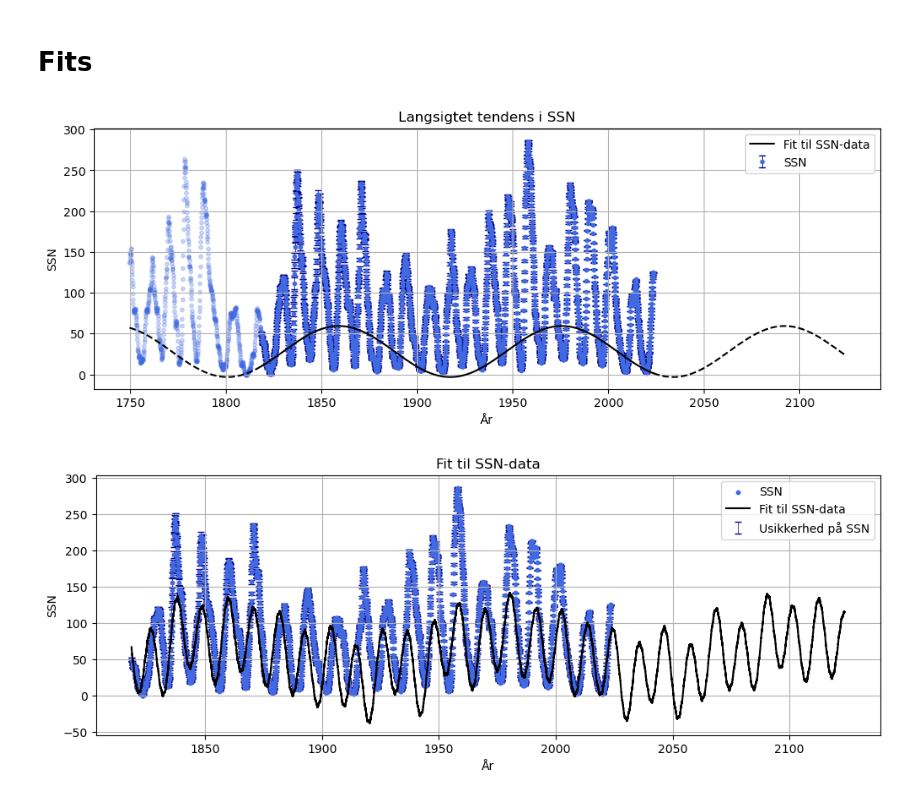
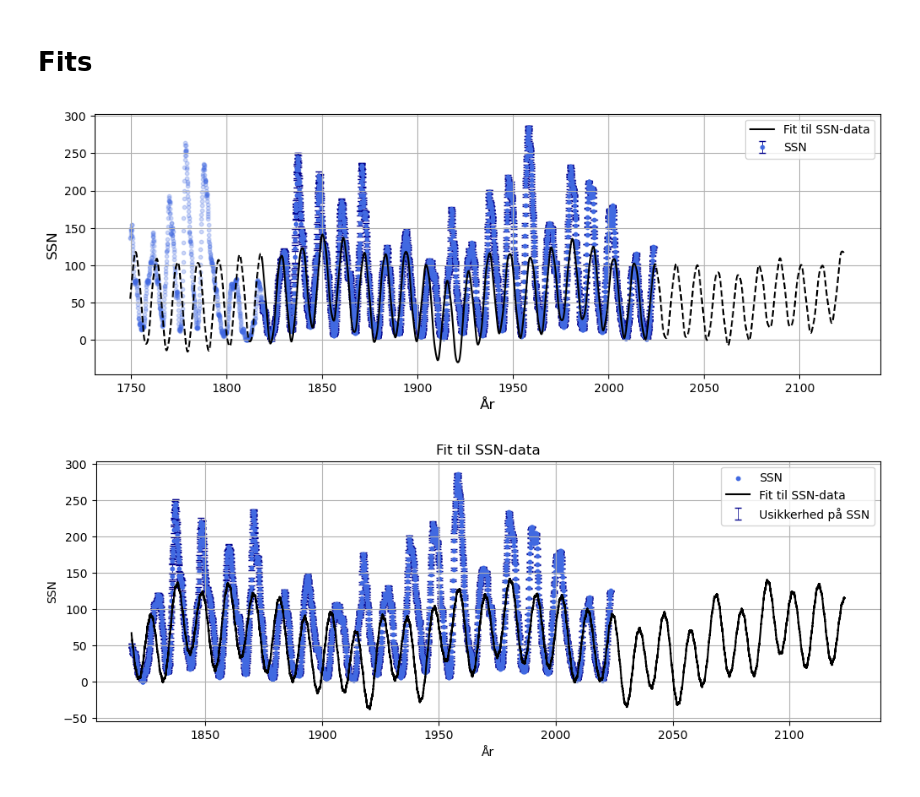
Before and after one commit to Focus9752/Solpletter_projekt, a Jupyter notebook: Magnus carlsen/Endelig_ikke_ok.ipynb, the cells around one changed output. Cells and saved outputs as stored; diff of their text form; code cells hidden in the pictures.

```diff
--- a/Magnus carlsen/Endelig_ikke_ok.ipynb
+++ b/Magnus carlsen/Endelig_ikke_ok.ipynb
@@ -158,23 +158,22 @@ Var9 , Cov9 = curve_fit(sin9 , SSN_date_fraction_arr , SSN_arr , sigma=SSN_uncer
 # %%
 x=np.linspace(SSN_date_fraction_arr[0], SSN_date_fraction_arr[-1], 10000)
 x2 = np.linspace(SSN_date_fraction_arr_old[0], SSN_date_fraction_arr[0], 10000)
 x3 = np.linspace(SSN_date_fraction_arr[-1], SSN_date_fraction_arr_old[-1] + 100, 10000)
 
 plt.figure(figsize=(12,4))
 
 plt.grid(True)
 plt.scatter(SSN_date_fraction_arr_old, SSN_arr_old, s=ScatterSize, color=color_SSN, alpha=0.25, zorder=0)
 plt.errorbar(SSN_date_fraction_arr, SSN_arr, label="SSN", yerr=SSN_uncert_arr, fmt='.', ecolor=color_SSN_uncert, color=color_SSN, elinewidth=0.5, capsize=3,  zorder=1)
-plt.plot(x, sin1(x, *Var1), label='Fit til SSN-data', color='black')
-plt.plot(x2, sin1(x2, *Var1),color='black', linestyle="--")
-plt.plot(x3, sin1(x3, *Var1),color='black', linestyle="--")
-plt.xlabel('År')
-plt.ylabel('SSN')
-plt.title('Langsigtet tendens i SSN')
+plt.plot(x, sin6(x, *Var6), label='Fit til SSN-data', color='black')
+plt.plot(x2, sin6(x2, *Var6),color='black', linestyle="--")
+plt.plot(x3, sin6(x3, *Var6),color='black', linestyle="--")
+plt.xlabel('År', fontsize=12)
+plt.ylabel('SSN', fontsize=12)
 plt.legend()
 plt.show()
 # %% [output]
-[figure, old version]
+[figure, new version]
 # %%
 x=np.linspace(SSN_date_fraction_arr[0], SSN_date_fraction_arr[-1] + 100, 10000)
 
```
Also changed, not shown: parts of 1 cell of this notebook, 5 other files.
